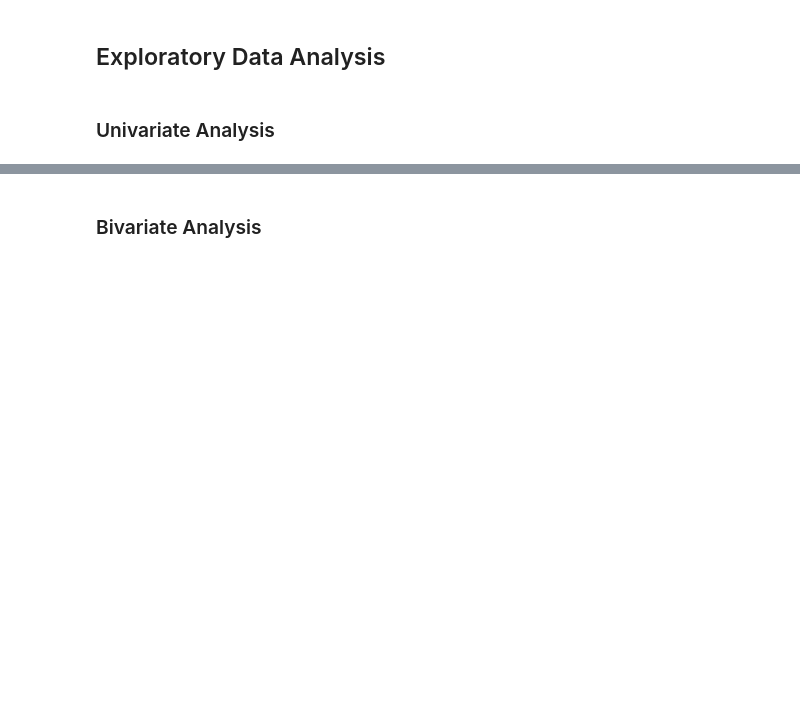
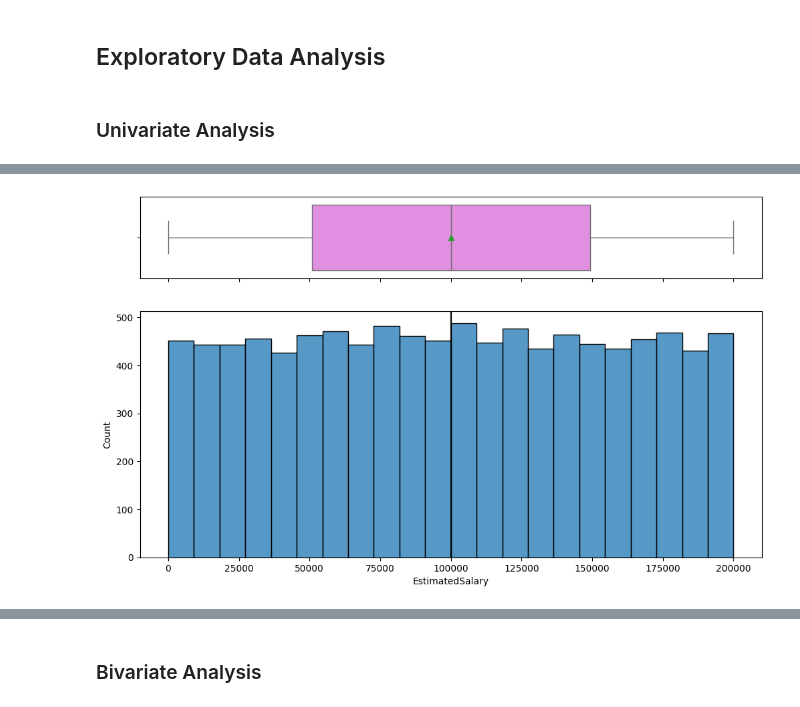
Before and after one commit to rsdomingues/aiml_learning, a Jupyter notebook: 4.intro-to-neural-networks/3.project/INN_Learner_Notebook_Full_code.ipynb, the cells around one changed output, grey strips where cells are left out. Cells and saved outputs as stored; diff of their text form; code cells hidden in the pictures; blank space fills up the shorter version.

```diff
--- a/4.intro-to-neural-networks/3.project/INN_Learner_Notebook_Full_code.ipynb
+++ b/4.intro-to-neural-networks/3.project/INN_Learner_Notebook_Full_code.ipynb
@@ -170,0 +323,4 @@ dtype: int64
+# %%
+histogram_boxplot(df,'EstimatedSalary')
+# %% [output]
+[figure, added]
```
Also changed, not shown: parts of 20 cells of this notebook.
